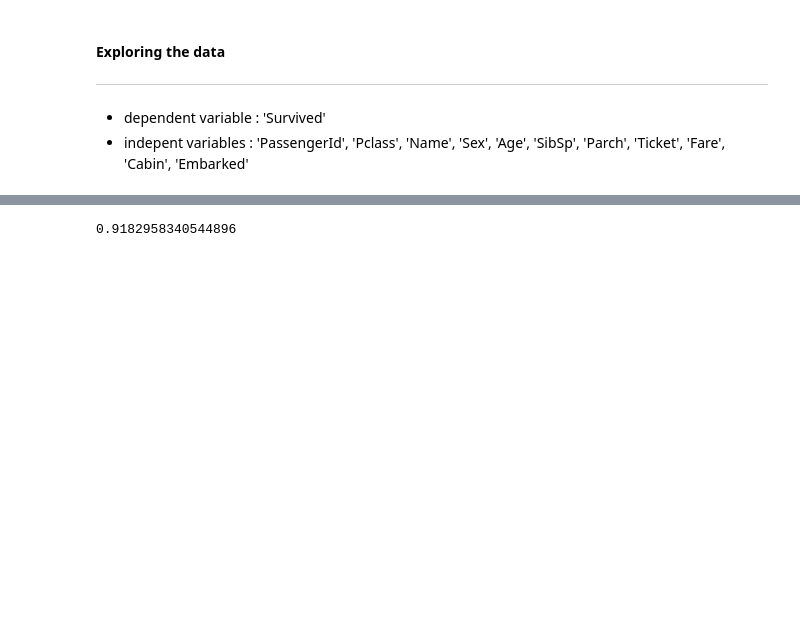
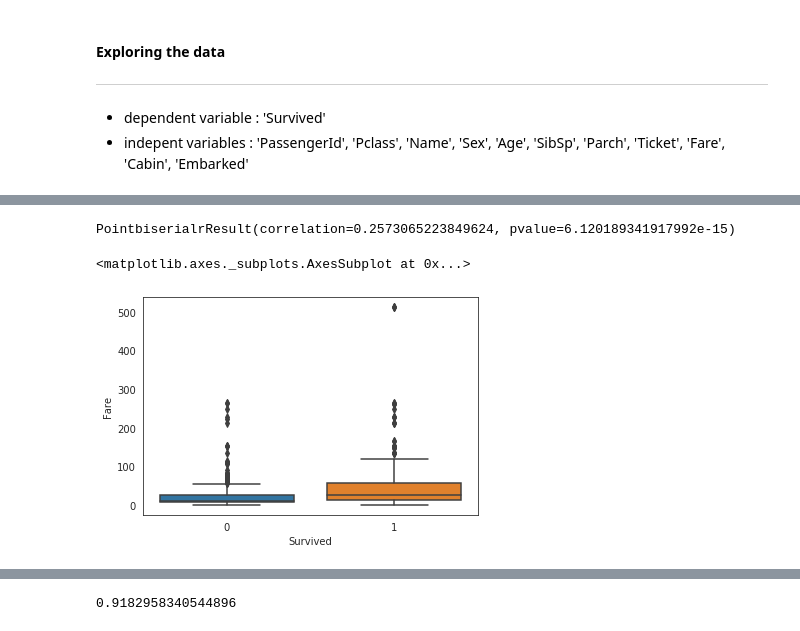
Before and after one commit to nasserboan/titanic, a Jupyter notebook: notebooks/titanic.ipynb, the cells around one changed output, grey strips where cells are left out. Saved outputs shown, nothing was run; the diff lists cells and outputs as text; code cells hidden in the pictures; blank space fills up the shorter version.

```diff
--- a/notebooks/titanic.ipynb
+++ b/notebooks/titanic.ipynb
@@ -68,0 +236,2 @@ ___
+# %%
+train = deal(train)
@@ -134,0 +260,31 @@ Text(0.5, 1.0, 'Suvived per Embarked')
+# %%
+def title(value):
+    try:
+        return re.search('Mr\.|Ms\.|Rev\.|Miss\.|Mrs\.|Don\.|Sir\.|Master\.|Dr\.|Mme\.|Capt\.|Col\.|Major\.|Countess\.|Lady\.|Mlle\.|Jonkheer\.',value).group(0)
+    except:
+        return print(f'Found : {value}')
+
+def above_expectancy(value):
+    if value > 54:
+        return 1
+    else:
+        return 0
+
+def time_of_life(df):
+    df['time_of_life'] = pd.qcut(df['Age'],q=4,labels=['child','young','adult','senior'])
+
+def family_size(df):
+    df['family_size'] = df['SibSp'] + df['Parch']
+
+def quantile_fare_cut(df):
+    df['fare_cut'] = pd.qcut(df['Fare'],q=5,labels=['very low','low','medium','high','very high'])
+
+def feature_engineering(dataset):
+    dataset['Name'] = dataset['Name'].apply(title)
+    dataset['above'] = dataset['Age'].apply(above_expectancy)
+    time_of_life(dataset)
+    family_size(dataset)
+    quantile_fare_cut(dataset)
+    return dataset
+# %%
+train = feature_engineering(train)
@@ -134,0 +311,9 @@ Text(0.5, 1.0, 'Suvived per Embarked')
+# %%
+## dealing with null values from Age
+train['Age'] = train['Age'].fillna(train.Age.mean())
+
+## dealing with null values from Embarked
+train['Embarked'] = train.Embarked.fillna(statistics.mode(train.Embarked))
+
+## droping the columns [Cabin,Ticket,PassengerId] they won't be used in this notebook
+train.drop(['Cabin','Ticket','PassengerId'],axis=1,inplace=True)
@@ -134,0 +342,9 @@ Text(0.5, 1.0, 'Suvived per Embarked')
+# %%
+pointbiserialr(train.Fare,train.Survived)
+# %% [output]
+PointbiserialrResult(correlation=0.2573065223849624, pvalue=6.120189341917992e-15)
+# %%
+sns.boxplot(y=train.Fare,x=train.Survived)
+# %% [output]
+<matplotlib.axes._subplots.AxesSubplot at 0x...>
+[figure, added]
```
Also changed, not shown: parts of 20 cells of this notebook.
